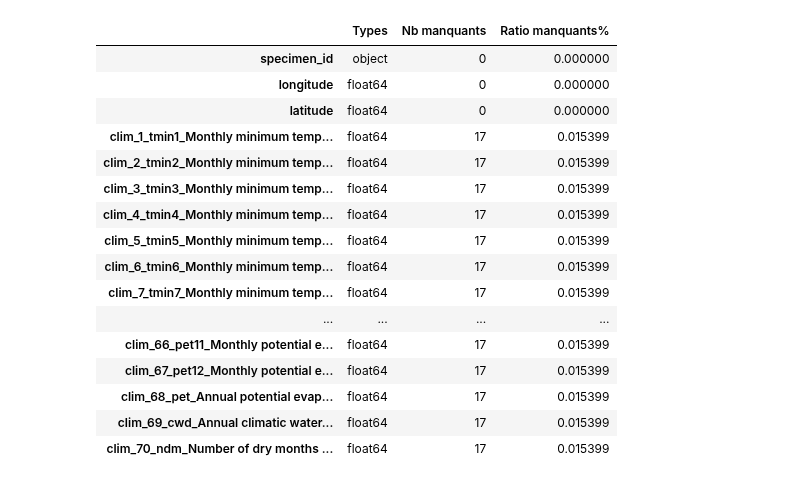
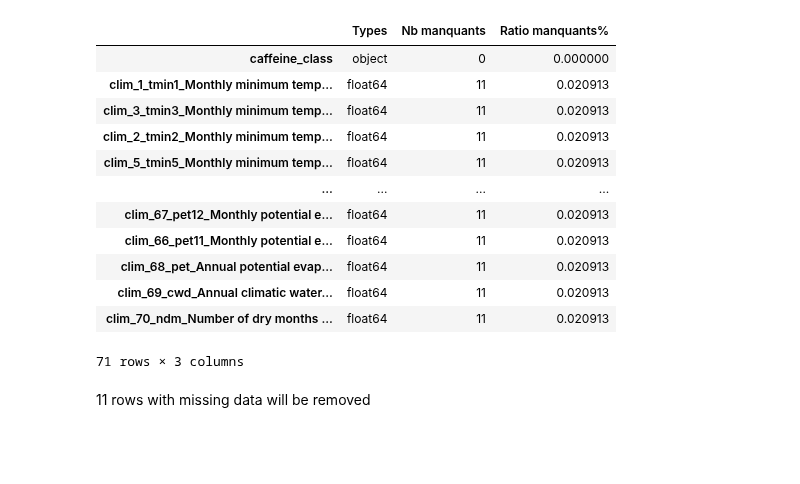
Before and after one commit to tahiri-lab/py_madaclim, a Jupyter notebook: workdir/analysis/bin/prepocessing_all.ipynb, the cells around one changed output. Drawn from its saved outputs; the diff is of its cells as text; code cells hidden in the pictures; blank space fills up the shorter version.

```diff
--- a/workdir/analysis/bin/prepocessing_all.ipynb
+++ b/workdir/analysis/bin/prepocessing_all.ipynb
@@ -50,2 +8,9 @@ coffea
 # %%
 pd.set_option('display.max_rows', None)
+# %%
+coffea_caff_clim = pd.read_csv(r"..\data\coll_caff_node_clim_w_class.csv")
+coffea_caff_env = pd.read_csv(r"..\data\coll_caff_node_env_w_class.csv")
+
+coffee_data = coffea_caff_clim.copy()
+
+coffee_data.drop(columns=['specimen_id','longitude','latitude', 'source_crs', 'mada_geom_point', 'sampled_layers', 'nodata_layers', 'is_categorical_encoded'],inplace=True)
@@ -52,28 +46,26 @@ pd.set_option('display.max_rows', None)
 # %%
-data = coffea.copy()
+data = coffee_data.copy()
 # Affichage des nombres, taux et types des valeurs manquantes par attribut
 nb_m = data.isnull().sum().sort_values()
 ratio_m = (data.isnull().sum()/data.shape[0]).sort_values()
 manquant = pd.concat([nb_m, ratio_m], axis=1, sort=False)
 
 pd.DataFrame({'Types': data[list(manquant.index.values)].dtypes,
                        'Nb manquants': nb_m,
                       'Ratio manquants%': ratio_m,})
 # %% [output]
 |  | Types | Nb manquants | Ratio manquants% |
-| specimen_id | object | 0 | 0.000000 |
-| longitude | float64 | 0 | 0.000000 |
-| latitude | float64 | 0 | 0.000000 |
-| clim_1_tmin1_Monthly minimum temp... | float64 | 17 | 0.015399 |
-| clim_2_tmin2_Monthly minimum temp... | float64 | 17 | 0.015399 |
-| clim_3_tmin3_Monthly minimum temp... | float64 | 17 | 0.015399 |
-| clim_4_tmin4_Monthly minimum temp... | float64 | 17 | 0.015399 |
-| clim_5_tmin5_Monthly minimum temp... | float64 | 17 | 0.015399 |
-| clim_6_tmin6_Monthly minimum temp... | float64 | 17 | 0.015399 |
-| clim_7_tmin7_Monthly minimum temp... | float64 | 17 | 0.015399 |
+| caffeine_class | object | 0 | 0.000000 |
+| clim_1_tmin1_Monthly minimum temp... | float64 | 11 | 0.020913 |
+| clim_3_tmin3_Monthly minimum temp... | float64 | 11 | 0.020913 |
+| clim_2_tmin2_Monthly minimum temp... | float64 | 11 | 0.020913 |
+| clim_5_tmin5_Monthly minimum temp... | float64 | 11 | 0.020913 |
 | ... | ... | ... | ... |
-| clim_66_pet11_Monthly potential e... | float64 | 17 | 0.015399 |
-| clim_67_pet12_Monthly potential e... | float64 | 17 | 0.015399 |
-| clim_68_pet_Annual potential evap... | float64 | 17 | 0.015399 |
-| clim_69_cwd_Annual climatic water... | float64 | 17 | 0.015399 |
-| clim_70_ndm_Number of dry months ... | float64 | 17 | 0.015399 |
+| clim_67_pet12_Monthly potential e... | float64 | 11 | 0.020913 |
+| clim_66_pet11_Monthly potential e... | float64 | 11 | 0.020913 |
+| clim_68_pet_Annual potential evap... | float64 | 11 | 0.020913 |
+| clim_69_cwd_Annual climatic water... | float64 | 11 | 0.020913 |
+| clim_70_ndm_Number of dry months ... | float64 | 11 | 0.020913 |
+71 rows × 3 columns
+# %% [markdown]
+11 rows with missing data will be removed
```
Also changed, not shown: parts of 13 cells of this notebook, 14 other files.
